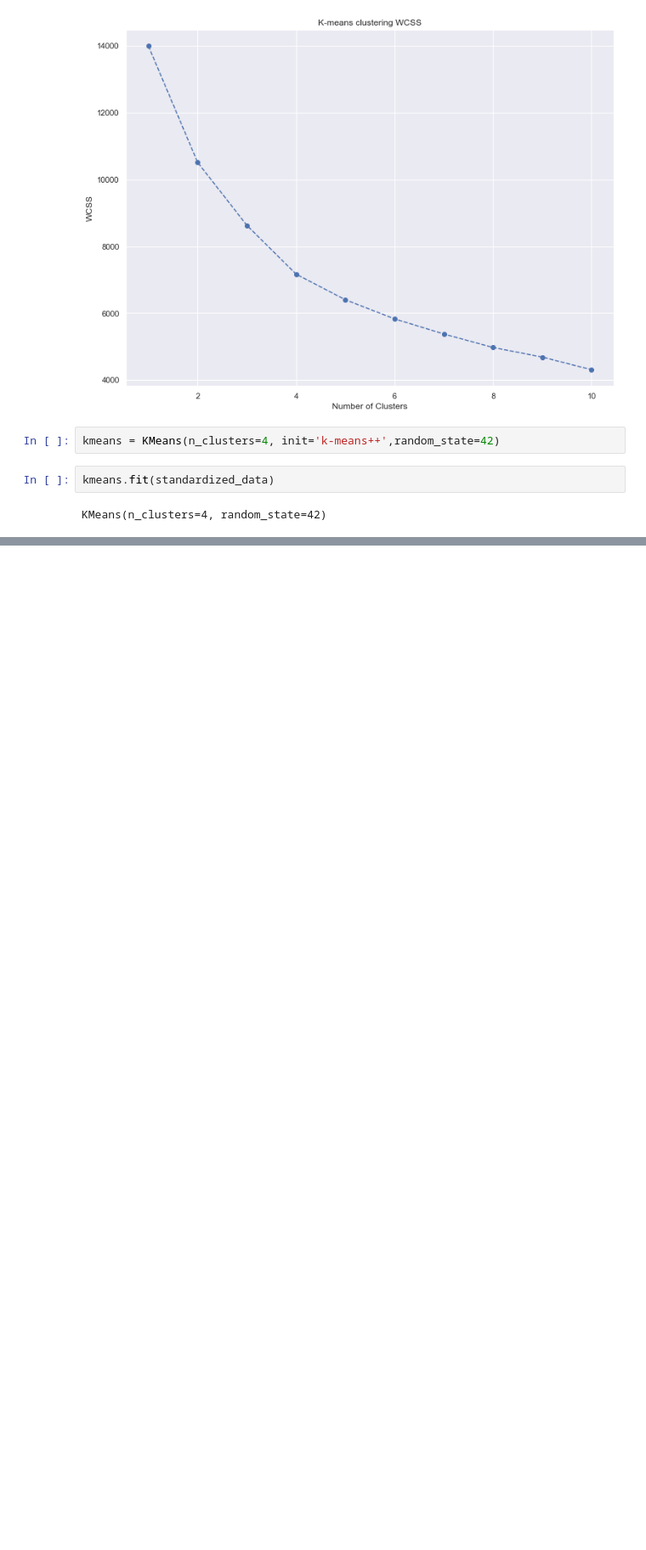
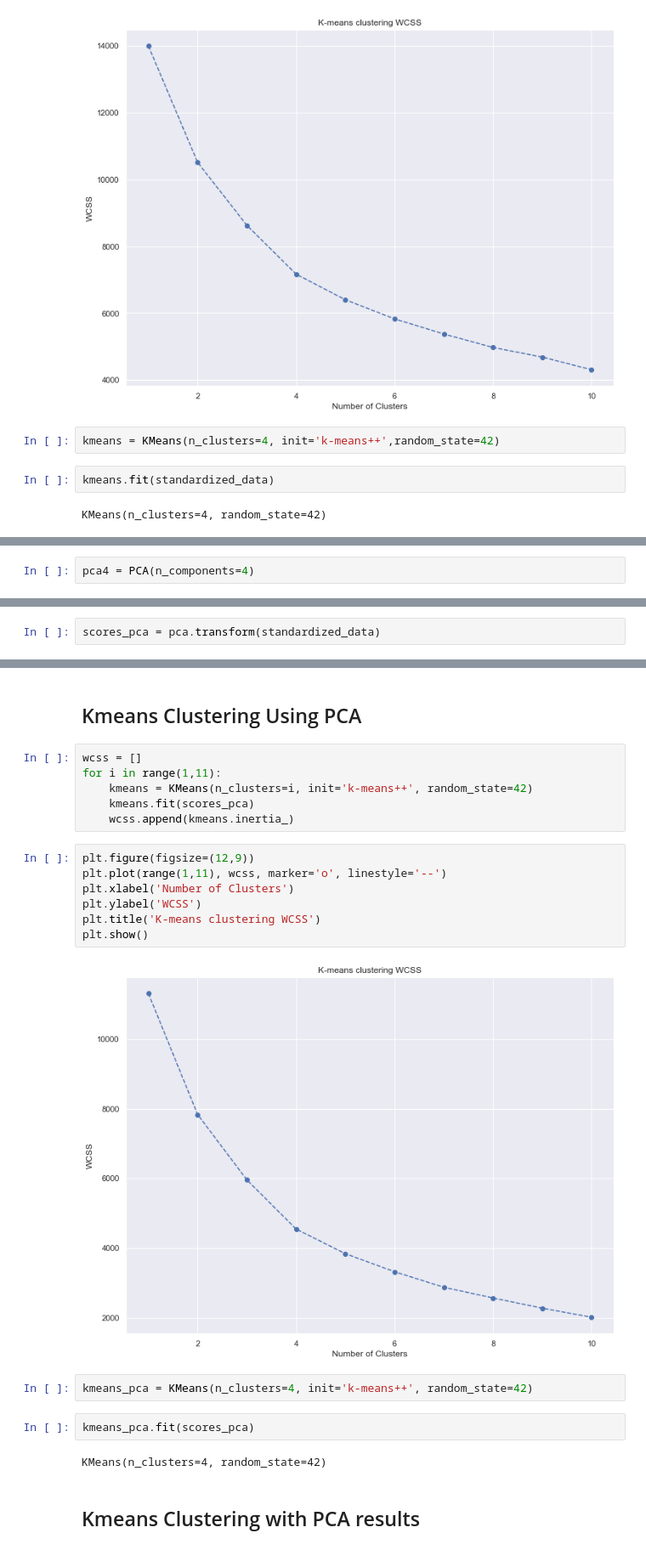
Before and after one commit to i4seeu/customer_analytics, a Jupyter notebook: segmentation.ipynb, the cells around one changed output, grey strips where cells are left out. Shown at 85% size. Drawn from its saved outputs; the diff is of its cells as text; blank space fills up the shorter version.

Commit message:
segmentation using Kmeans and PCA

```diff
--- a/segmentation.ipynb
+++ b/segmentation.ipynb
@@ -134,0 +229,2 @@ KMeans(n_clusters=4, random_state=42)
+# %%
+pca4 = PCA(n_components=4)
@@ -134,0 +271,2 @@ KMeans(n_clusters=4, random_state=42)
+# %%
+scores_pca = pca.transform(standardized_data)
@@ -134,0 +283,25 @@ KMeans(n_clusters=4, random_state=42)
+# %% [markdown]
+## Kmeans Clustering Using PCA
+# %%
+wcss = []
+for i in range(1,11):
+    kmeans = KMeans(n_clusters=i, init='k-means++', random_state=42)
+    kmeans.fit(scores_pca)
+    wcss.append(kmeans.inertia_)
+# %%
+plt.figure(figsize=(12,9))
+plt.plot(range(1,11), wcss, marker='o', linestyle='--')
+plt.xlabel('Number of Clusters')
+plt.ylabel('WCSS')
+plt.title('K-means clustering WCSS')
+plt.show()
+# %% [output]
+[figure, added]
+# %%
+kmeans_pca = KMeans(n_clusters=4, init='k-means++', random_state=42)
+# %%
+kmeans_pca.fit(scores_pca)
+# %% [output]
+KMeans(n_clusters=4, random_state=42)
+# %% [markdown]
+## Kmeans Clustering with PCA results
```
Also changed, not shown: parts of 27 cells of this notebook.
